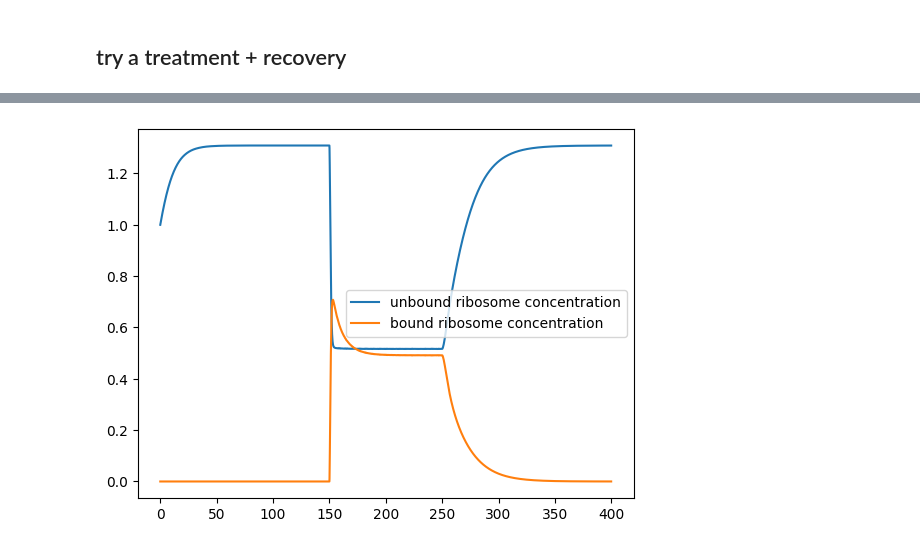
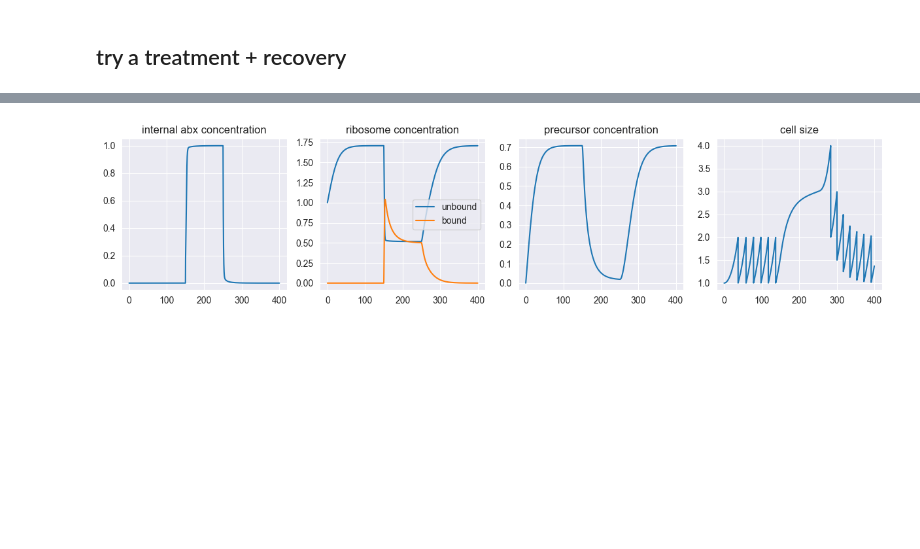
Before and after one commit to erezli/RiboTargettingAbx, a Jupyter notebook: test_parameters.ipynb, the cells around one changed output, grey strips where cells are left out. Drawn from its saved outputs; the diff is of its cells as text; code cells hidden in the pictures; blank space fills up the shorter version.

```diff
--- a/test_parameters.ipynb
+++ b/test_parameters.ipynb
@@ -59,7 +76,7 @@ param2 = {"ribo_min": 0.5,
           "k_off": 0.1,
           "alpha": 0.05, # ribosome synthesis rate
           "beta": 0.05, # translation rate
-          "gama": 0.1, # cell wall synthesis rate
+          "gama": 0.05, # cell wall synthesis rate
           "abx_env": 1,
           "t_start": admin_time,
           "t_end": recovery_time}
@@ -76,7 +87,15 @@ plt.show()
 # %%
-plt.plot(time_series2.t, time_series2.y[1], label="unbound ribosome concentration")
-plt.plot(time_series2.t, time_series2.y[2], label="bound ribosome concentration")
-plt.legend()
+fig, axes = plt.subplots(1, 4, figsize=(15, 3))
+axes[0].plot(time_series2.t, time_series2.y[0])
+axes[0].set_title("internal abx concentration")
+axes[1].plot(time_series2.t, time_series2.y[1], label="unbound")
+axes[1].plot(time_series2.t, time_series2.y[2], label="bound")
+axes[1].legend()
+axes[1].set_title("ribosome concentration")
+axes[2].plot(time_series2.t, time_series2.y[3])
+axes[2].set_title("precursor concentration")
+axes[3].plot(time_series2.t, time_series2.y[4])
+axes[3].set_title("cell size")
 plt.show()
 # %% [output]
-[figure, old version]
+[figure, new version]
```
Also changed, not shown: parts of 6 cells of this notebook, 1 other file.
